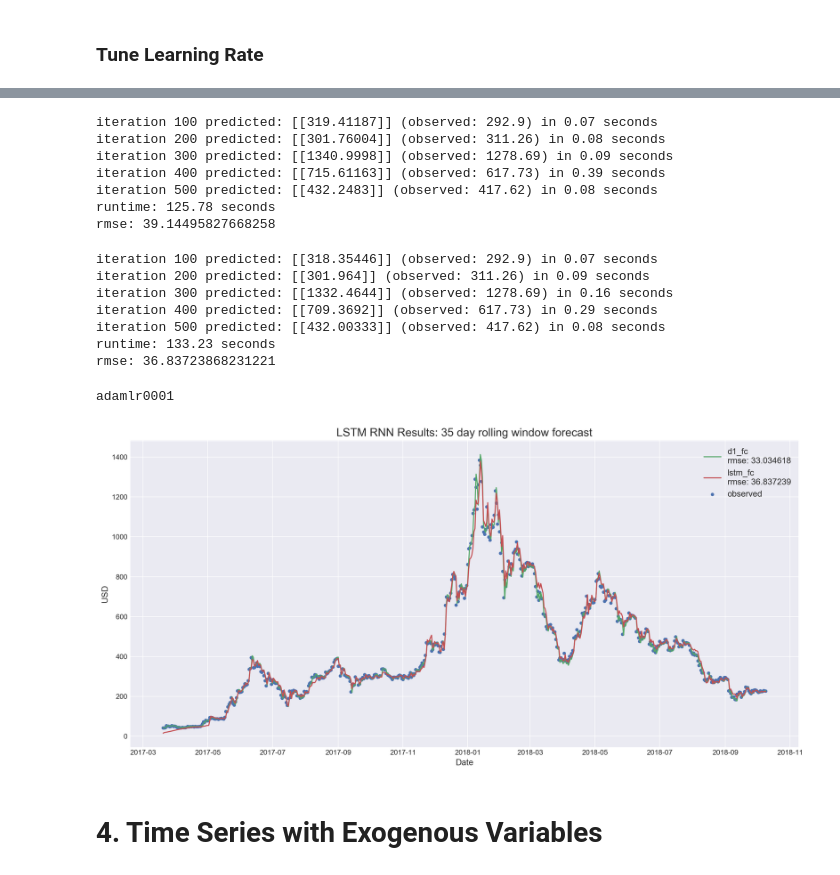
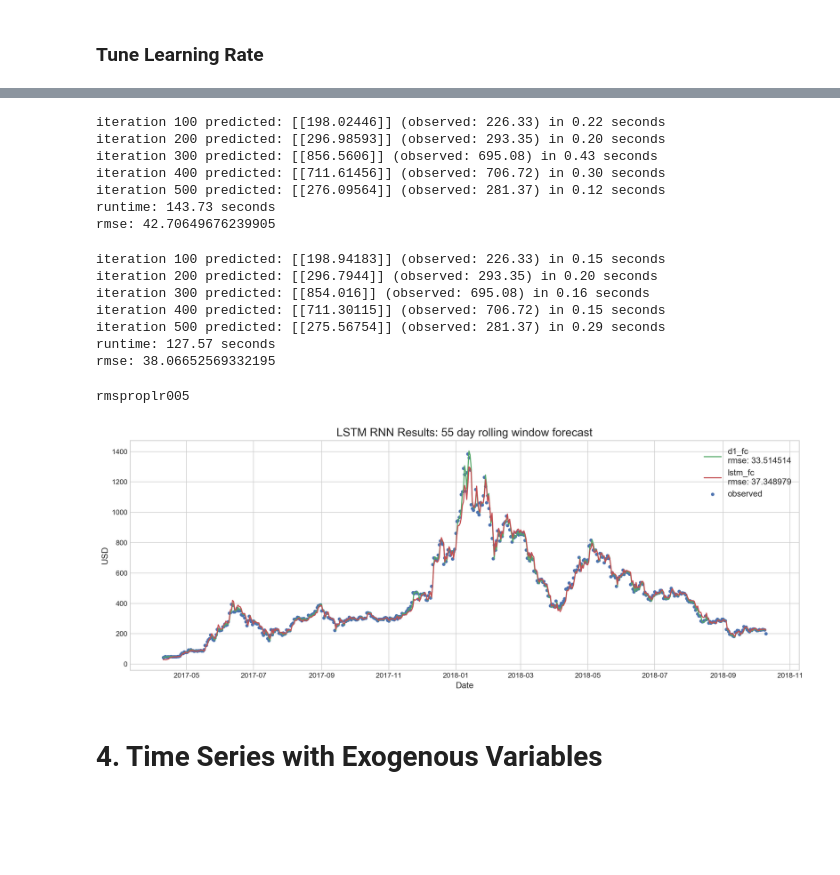
Before and after one commit to brianmcguckin/thinkful_final_capstone, a Jupyter notebook: Ethereum Time Series Analysis.ipynb, the cells around one changed output, grey strips where cells are left out. Drawn from its saved outputs; the diff is of its cells as text; code cells hidden in the pictures; blank space fills up the shorter version.

Commit message:
update exog gc results

```diff
--- a/Ethereum Time Series Analysis.ipynb
+++ b/Ethereum Time Series Analysis.ipynb
@@ -512,5 +483,5 @@ pt_diffs mode = 35
 # %%
-window = 35
+window = 55
 # %% [markdown]
 ### 2.2.3 Stationarity
 # %%
@@ -650,7 +621,6 @@ def rmse(observed, predicted):
     return rmse
 # %%
 # set required variables
-window = 35
 endog = ts.eth_close
 exog = ts.loc[:, ~ts.columns.isin(['eth_close', 'diff1'])]
 # %%
@@ -862,10 +832,11 @@ Final shapes X, y: (604, 1, 1), (604,)
 - If time, tune LR and units
 # %%
 # window size for rolling forecast
-window = 35
+window = 55
 
-# set dict to store results
-lstm_results = {}
+# set dicts to store results
+lstm_results_dict = {}
+lstm_rmse_dict = {}
 
 # callbacks
 early_stopping = keras.callbacks.EarlyStopping(
@@ -986,12 +958,12 @@ lstm = build_lstm(
     units=1,
     activation='tanh',
     loss='mean_squared_error',
-    optimizer='Adam',
+    optimizer='RMSProp',
     lr=0.005
 )
 # train & forecast
 start_time = time.time()
-adamlr005 = lstm_forecast(
+rmsproplr005 = lstm_forecast(
     model=lstm,
     window=window,
     X=X,
@@ -1001,6 +973,7 @@ adamlr005 = lstm_forecast(
 )
 # print and store results
 print("runtime: {:.2f} seconds".format(time.time() - start_time))
-print("rmse: {}".format(lstm_rmse(adamlr005)))
-tuned_results.update({"adamlr005": lstm_rmse(adamlr005)})
+print("rmse: {}".format(lstm_rmse(rmsproplr005)))
+lstm_results_dict.update({"rmsproplr005": rmsproplr005})
+lstm_rmse_dict.update({"rmsproplr005": lstm_rmse(rmsproplr005)})
 # %% [output]
@@ -1050,12 +1024,12 @@ lstm = build_lstm(
     units=1,
     activation='tanh',
     loss='mean_squared_error',
-    optimizer='Adam',
-    lr=0.0005
+    optimizer='RMSProp',
+    lr=0.006
 )
 # train & forecast
 start_time = time.time()
-adamlr0005 = lstm_forecast(
+rmsproplr006 = lstm_forecast(
     model=lstm,
     window=window,
     X=X,
@@ -1065,16 +1039,17 @@ adamlr0005 = lstm_forecast(
 )
 # print and store results
 print("runtime: {:.2f} seconds".format(time.time() - start_time))
-print("rmse: {}".format(lstm_rmse(adamlr0005)))
-tuned_results.update({"adamlr0005": lstm_rmse(adamlr0005)})
+print("rmse: {}".format(lstm_rmse(rmsproplr006)))
+lstm_results_dict.update({"rmsproplr006": rmsproplr006})
+lstm_rmse_dict.update({"rmsproplr006": lstm_rmse(rmsproplr006)})
 # %% [output]
-iteration 100 predicted: [[319.41187]] (observed: 292.9) in 0.07 seconds
-iteration 200 predicted: [[301.76004]] (observed: 311.26) in 0.08 seconds
-iteration 300 predicted: [[1340.9998]] (observed: 1278.69) in 0.09 seconds
-iteration 400 predicted: [[715.61163]] (observed: 617.73) in 0.39 seconds
-iteration 500 predicted: [[432.2483]] (observed: 417.62) in 0.08 seconds
-runtime: 125.78 seconds
-rmse: 39.14495827668258
+iteration 100 predicted: [[198.02446]] (observed: 226.33) in 0.22 seconds
+iteration 200 predicted: [[296.98593]] (observed: 293.35) in 0.20 seconds
+iteration 300 predicted: [[856.5606]] (observed: 695.08) in 0.43 seconds
+iteration 400 predicted: [[711.61456]] (observed: 706.72) in 0.30 seconds
+iteration 500 predicted: [[276.09564]] (observed: 281.37) in 0.12 seconds
+runtime: 143.73 seconds
+rmse: 42.70649676239905
 # %%
 # compile
 lstm = build_lstm(
@@ -1082,12 +1057,12 @@ lstm = build_lstm(
     units=1,
     activation='tanh',
     loss='mean_squared_error',
-    optimizer='Adam',
-    lr=0.0001
+    optimizer='RMSprop',
+    lr=0.004
 )
 # train & forecast
 start_time = time.time()
-adamlr0001 = lstm_forecast(
+rmsproplr004 = lstm_forecast(
     model=lstm,
     window=window,
     X=X,
@@ -1097,23 +1072,24 @@ adamlr0001 = lstm_forecast(
 )
 # print and store results
 print("runtime: {:.2f} seconds".format(time.time() - start_time))
-print("rmse: {}".format(lstm_rmse(adamlr0001)))
-tuned_results.update({"adamlr0001": lstm_rmse(adamlr0001)})
+print("rmse: {}".format(lstm_rmse(rmsproplr004)))
+lstm_results_dict.update({"rmsproplr004": rmsproplr004})
+lstm_rmse_dict.update({"rmsproplr004": lstm_rmse(rmsproplr004)})
 # %% [output]
-iteration 100 predicted: [[318.35446]] (observed: 292.9) in 0.07 seconds
-iteration 200 predicted: [[301.964]] (observed: 311.26) in 0.09 seconds
-iteration 300 predicted: [[1332.4644]] (observed: 1278.69) in 0.16 seconds
-iteration 400 predicted: [[709.3692]] (observed: 617.73) in 0.29 seconds
-iteration 500 predicted: [[432.00333]] (observed: 417.62) in 0.08 seconds
-runtime: 133.23 seconds
-rmse: 36.83723868231221
+iteration 100 predicted: [[198.94183]] (observed: 226.33) in 0.15 seconds
+iteration 200 predicted: [[296.7944]] (observed: 293.35) in 0.20 seconds
+iteration 300 predicted: [[854.016]] (observed: 695.08) in 0.16 seconds
+iteration 400 predicted: [[711.30115]] (observed: 706.72) in 0.15 seconds
+iteration 500 predicted: [[275.56754]] (observed: 281.37) in 0.29 seconds
+runtime: 127.57 seconds
+rmse: 38.06652569332195
 # %%
-print(min(tuned_results, key=tuned_results.get))
+print(min(lstm_rmse_dict, key=lstm_rmse_dict.get))
 # %% [output]
-adamlr0001
+rmsproplr005
 # %%
 # compare best LSTM to same set of forecasts from ARIMA
-best_lstm = adamlr0001
+best_lstm = rmsproplr005
 
 # exclude arima predicted values that aren't predicted by lstm
 d1_fc_rmse = np.sqrt(mean_squared_error(
@@ -1121,34 +1097,34 @@ d1_fc_rmse = np.sqrt(mean_squared_error(
 
 fig, ax = plt.subplots(figsize=figsize1, dpi=dpi)
 # observed
 ax.scatter(
     ts.eth_close[-len(best_lstm):].index,
     ts.eth_close.values[-len(best_lstm):],
     label="observed",
     c=colors[0],
     s=14
 )
 # arima forecast
 ax.plot(
     ts.eth_close[-len(best_lstm):].index,
     d1_fc[0][-len(best_lstm):],
     label="d1_fc\nrmse: {:.6f}".format(d1_fc_rmse),
     c=colors[1]
 )
 # lstm forecast
 ax.plot(
     ts.eth_close[-len(best_lstm):].index,
     np.array(best_lstm).reshape(len(best_lstm),),
     label="lstm_fc\nrmse: {:.6f}".format(lstm_rmse(best_lstm)),
     c=colors[2]
 )
 ax.set_title("LSTM RNN Results: {} day rolling window forecast".format(window), size=title_fontsize)
 ax.set_xlabel("Date", size=ax_fontsize)
 ax.set_ylabel("USD", size=ax_fontsize)
 ax.legend(prop={'size':ax_fontsize})
 plt.show()
 # %% [output]
-[figure, old version]
+[figure, new version]
 # %% [markdown]
 # 4. Time Series with Exogenous Variables
 # %% [markdown]
```
Also changed, not shown: parts of 43 cells of this notebook.
